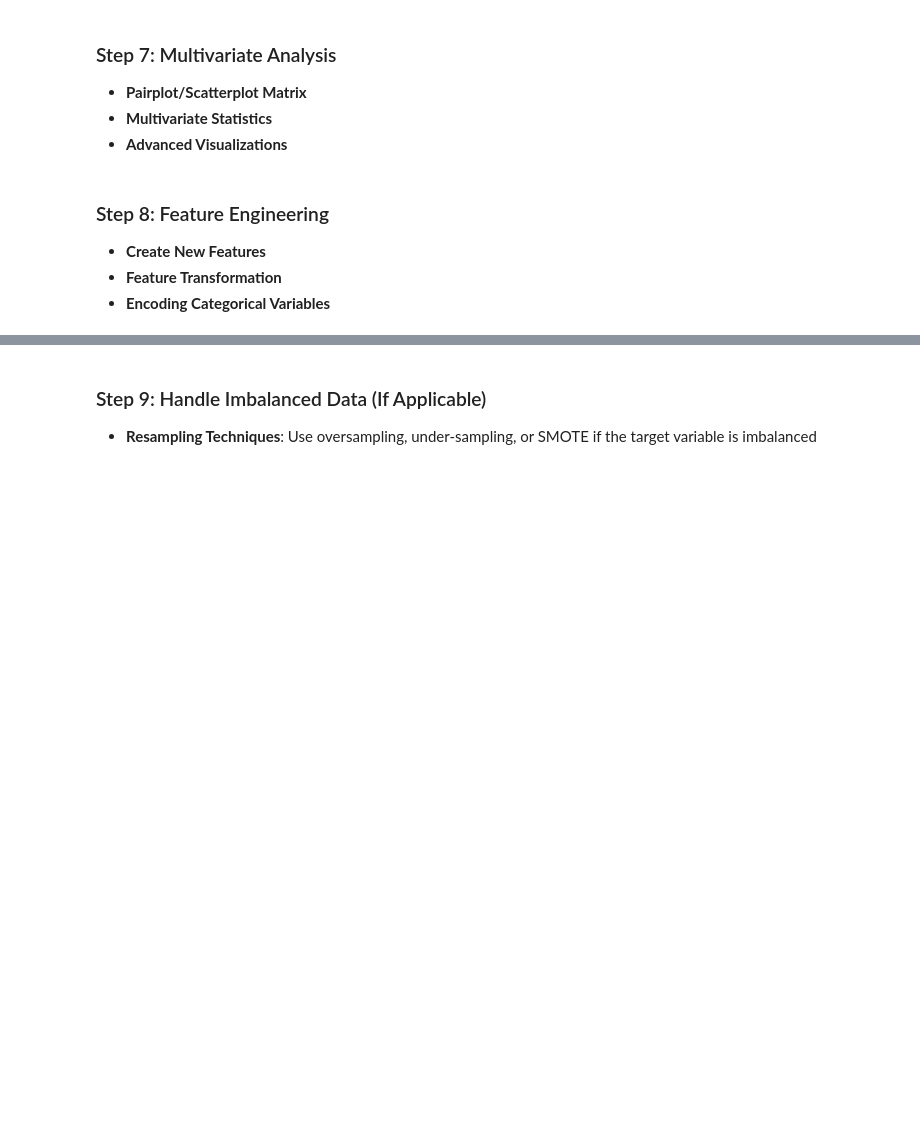
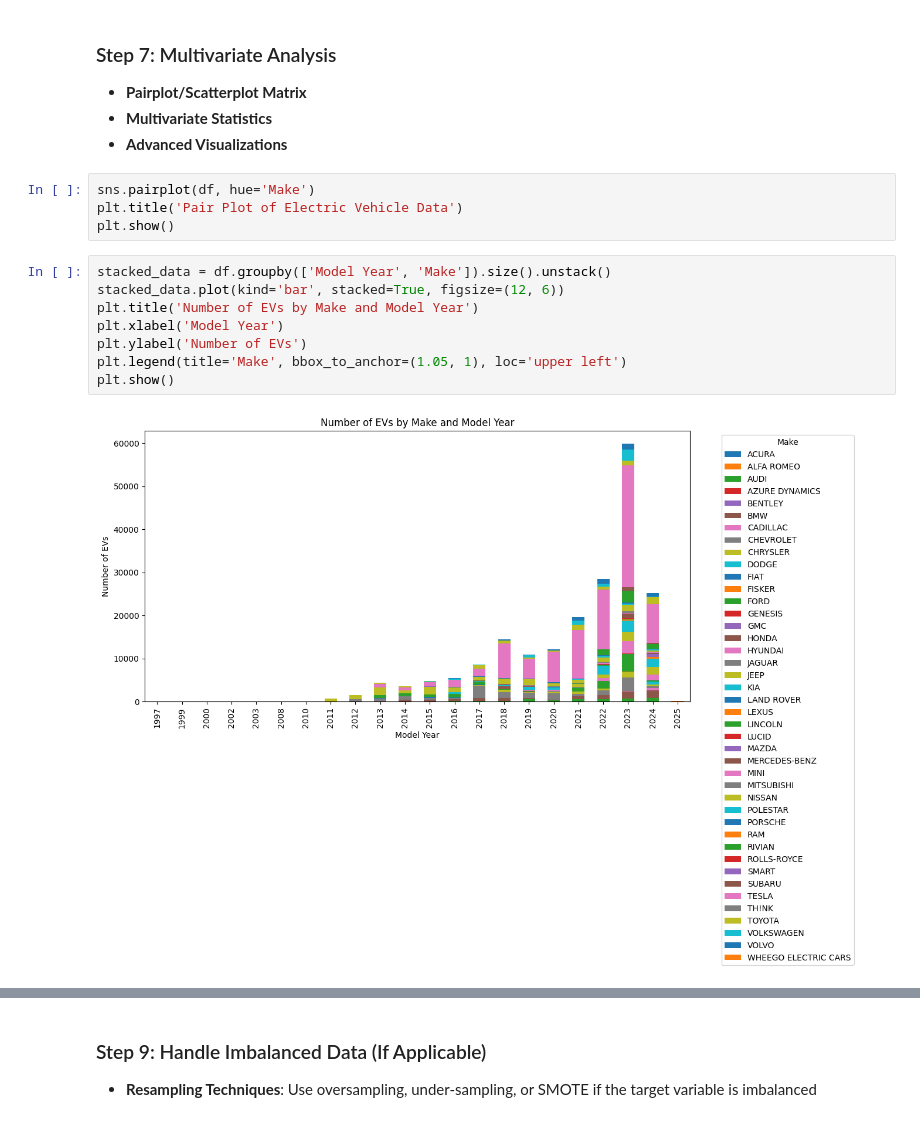
Before and after one commit to torrwill/cs_660_ev_eda, a Jupyter notebook: EV_EDA_WA.ipynb, the cells around one changed output, grey strips where cells are left out. Drawn from its saved outputs; the diff is of its cells as text; blank space fills up the shorter version.

```diff
--- a/EV_EDA_WA.ipynb
+++ b/EV_EDA_WA.ipynb
@@ -56,8 +345,17 @@ Exploratory Data Analysis (EDA) is essential for understanding, cleaning, and pr
 - **Pairplot/Scatterplot Matrix**
 - **Multivariate Statistics**
 - **Advanced Visualizations**
-# %% [markdown]
-### Step 8: Feature Engineering
-- **Create New Features**
-- **Feature Transformation**
-- **Encoding Categorical Variables**
+# %%
+sns.pairplot(df, hue='Make')
+plt.title('Pair Plot of Electric Vehicle Data')
+plt.show()
+# %%
+stacked_data = df.groupby(['Model Year', 'Make']).size().unstack()
+stacked_data.plot(kind='bar', stacked=True, figsize=(12, 6))
+plt.title('Number of EVs by Make and Model Year')
+plt.xlabel('Model Year')
+plt.ylabel('Number of EVs')
+plt.legend(title='Make', bbox_to_anchor=(1.05, 1), loc='upper left')
+plt.show()
+# %% [output]
+[figure, added]
```
Also changed, not shown: parts of 16 cells of this notebook, 1 other file.
